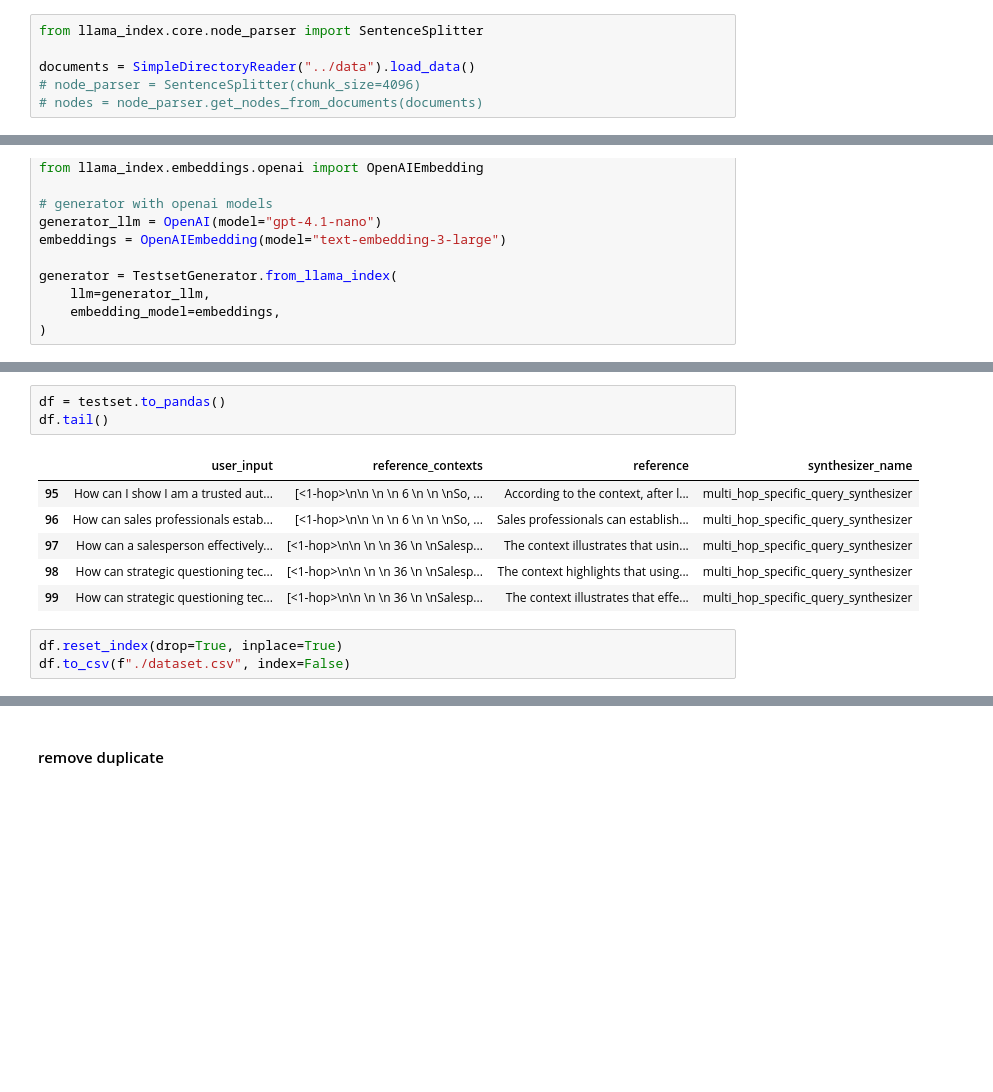
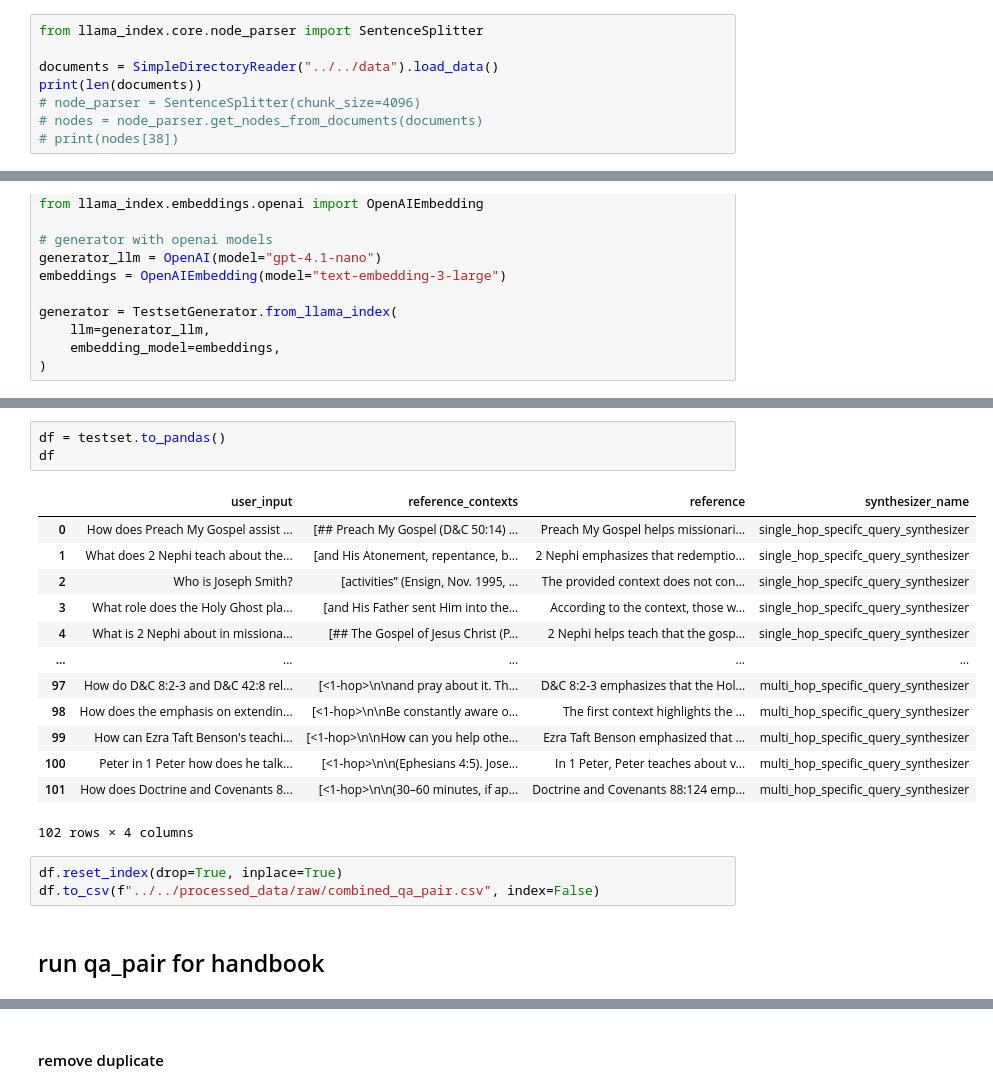
Before and after one commit to promise-emmanuel/Agentic_rag, a Jupyter notebook: Notebooks/qa_pairs/qa_pairs.ipynb, the cells around one changed output, grey strips where cells are left out. Saved outputs shown, nothing was run; the diff lists cells and outputs as text; blank space fills up the shorter version.

```diff
--- a/Notebooks/qa_pairs/qa_pairs.ipynb
+++ b/Notebooks/qa_pairs/qa_pairs.ipynb
@@ -17,6 +12,8 @@ _ = load_dotenv
 # %%
 from llama_index.core.node_parser import SentenceSplitter
 
-documents = SimpleDirectoryReader("../data").load_data()
+documents = SimpleDirectoryReader("../../data").load_data()
+print(len(documents))
 # node_parser = SentenceSplitter(chunk_size=4096)
 # nodes = node_parser.get_nodes_from_documents(documents)
+# print(nodes[38])
@@ -46,13 +85,22 @@ testset = generator.generate_with_llamaindex_docs(
 # %%
 df = testset.to_pandas()
-df.tail()
+df
 # %% [output]
 |  | user_input | reference_contexts | reference | synthesizer_name |
-| 95 | How can I show I am a trusted aut... | [<1-hop>\n\n \n \n 6 \n \n \nSo, ... | According to the context, after l... | multi_hop_specific_query_synthesizer |
-| 96 | How can sales professionals estab... | [<1-hop>\n\n \n \n 6 \n \n \nSo, ... | Sales professionals can establish... | multi_hop_specific_query_synthesizer |
-| 97 | How can a salesperson effectively... | [<1-hop>\n\n \n \n 36 \n \nSalesp... | The context illustrates that usin... | multi_hop_specific_query_synthesizer |
-| 98 | How can strategic questioning tec... | [<1-hop>\n\n \n \n 36 \n \nSalesp... | The context highlights that using... | multi_hop_specific_query_synthesizer |
-| 99 | How can strategic questioning tec... | [<1-hop>\n\n \n \n 36 \n \nSalesp... | The context illustrates that effe... | multi_hop_specific_query_synthesizer |
+| 0 | How does Preach My Gospel assist ... | [## Preach My Gospel (D&C 50:14) ... | Preach My Gospel helps missionari... | single_hop_specifc_query_synthesizer |
+| 1 | What does 2 Nephi teach about the... | [and His Atonement, repentance, b... | 2 Nephi emphasizes that redemptio... | single_hop_specifc_query_synthesizer |
+| 2 | Who is Joseph Smith? | [activities” (Ensign, Nov. 1995, ... | The provided context does not con... | single_hop_specifc_query_synthesizer |
+| 3 | What role does the Holy Ghost pla... | [and His Father sent Him into the... | According to the context, those w... | single_hop_specifc_query_synthesizer |
+| 4 | What is 2 Nephi about in missiona... | [## The Gospel of Jesus Christ (P... | 2 Nephi helps teach that the gosp... | single_hop_specifc_query_synthesizer |
+| ... | ... | ... | ... | ... |
+| 97 | How do D&C 8:2-3 and D&C 42:8 rel... | [<1-hop>\n\nand pray about it. Th... | D&C 8:2-3 emphasizes that the Hol... | multi_hop_specific_query_synthesizer |
+| 98 | How does the emphasis on extendin... | [<1-hop>\n\nBe constantly aware o... | The first context highlights the ... | multi_hop_specific_query_synthesizer |
+| 99 | How can Ezra Taft Benson's teachi... | [<1-hop>\n\nHow can you help othe... | Ezra Taft Benson emphasized that ... | multi_hop_specific_query_synthesizer |
+| 100 | Peter in 1 Peter how does he talk... | [<1-hop>\n\n(Ephesians 4:5). Jose... | In 1 Peter, Peter teaches about v... | multi_hop_specific_query_synthesizer |
+| 101 | How does Doctrine and Covenants 8... | [<1-hop>\n\n(30–60 minutes, if ap... | Doctrine and Covenants 88:124 emp... | multi_hop_specific_query_synthesizer |
+102 rows × 4 columns
 # %%
 df.reset_index(drop=True, inplace=True)
-df.to_csv(f"./dataset.csv", index=False)
+df.to_csv(f"../../processed_data/raw/combined_qa_pair.csv", index=False)
+# %% [markdown]
+## run qa_pair for handbook
```
Also changed, not shown: parts of 7 cells of this notebook, 6 other files.
